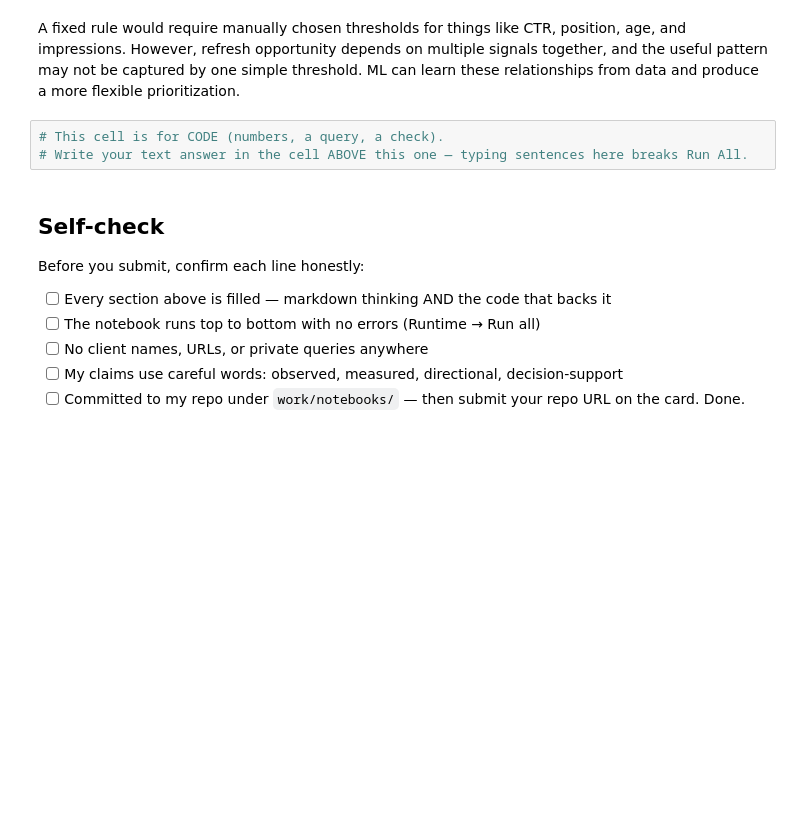
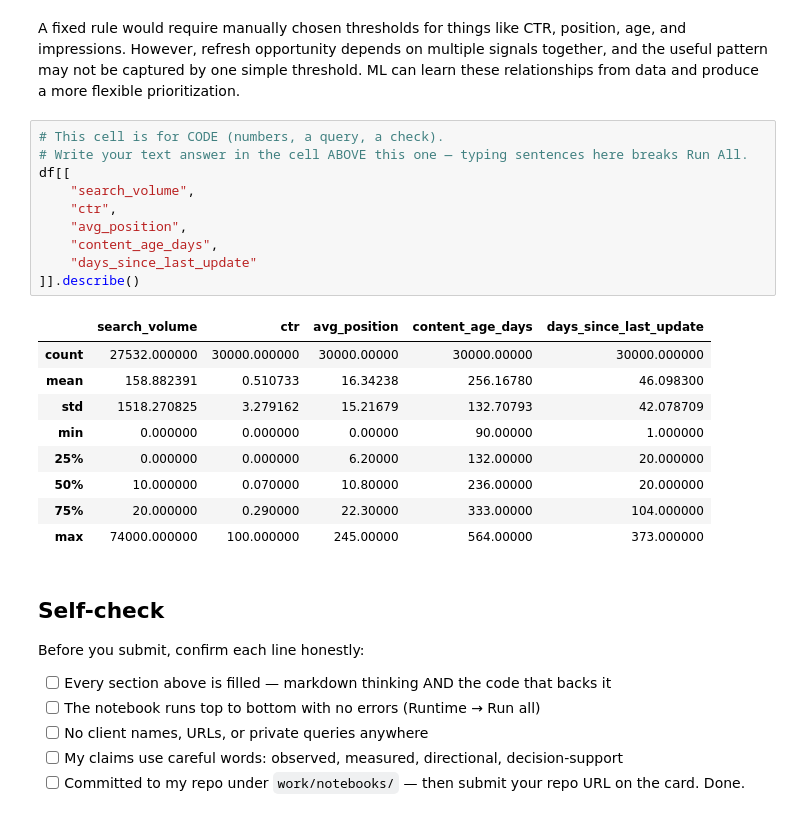
Before and after one commit to Ramy99999999/Flyrank-machine-learning-internship, a Jupyter notebook: work/notebooks/w02_ml_task_framing.ipynb, the cells around one changed output. Drawn from its saved outputs; the diff is of its cells as text; blank space fills up the shorter version.

```diff
--- a/work/notebooks/w02_ml_task_framing.ipynb
+++ b/work/notebooks/w02_ml_task_framing.ipynb
@@ -112,6 +112,23 @@ A fixed rule would require manually chosen thresholds for things like CTR, posit
 # %%
 # This cell is for CODE (numbers, a query, a check).
 # Write your text answer in the cell ABOVE this one — typing sentences here breaks Run All.
+df[[
+    "search_volume",
+    "ctr",
+    "avg_position",
+    "content_age_days",
+    "days_since_last_update"
+]].describe()
+# %% [output]
+|  | search_volume | ctr | avg_position | content_age_days | days_since_last_update |
+| count | 27532.000000 | 30000.000000 | 30000.00000 | 30000.00000 | 30000.000000 |
+| mean | 158.882391 | 0.510733 | 16.34238 | 256.16780 | 46.098300 |
+| std | 1518.270825 | 3.279162 | 15.21679 | 132.70793 | 42.078709 |
+| min | 0.000000 | 0.000000 | 0.00000 | 90.00000 | 1.000000 |
+| 25% | 0.000000 | 0.000000 | 6.20000 | 132.00000 | 20.000000 |
+| 50% | 10.000000 | 0.070000 | 10.80000 | 236.00000 | 20.000000 |
+| 75% | 20.000000 | 0.290000 | 22.30000 | 333.00000 | 104.000000 |
+| max | 74000.000000 | 100.000000 | 245.00000 | 564.00000 | 373.000000 |
 # %% [markdown]
 ## Self-check
 
```
